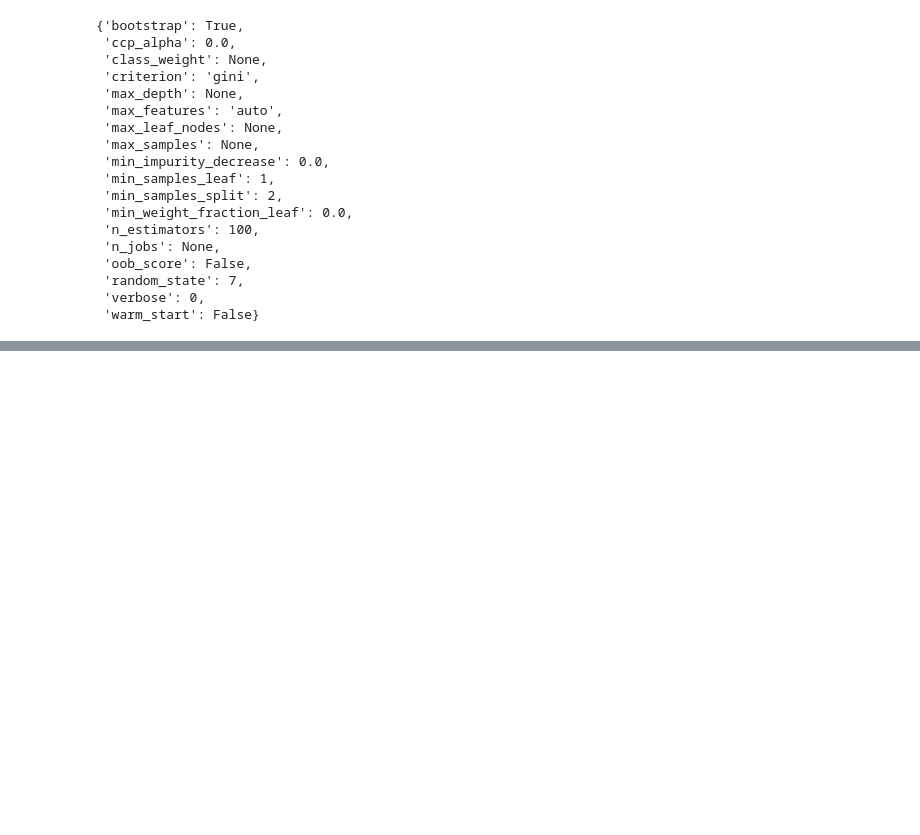
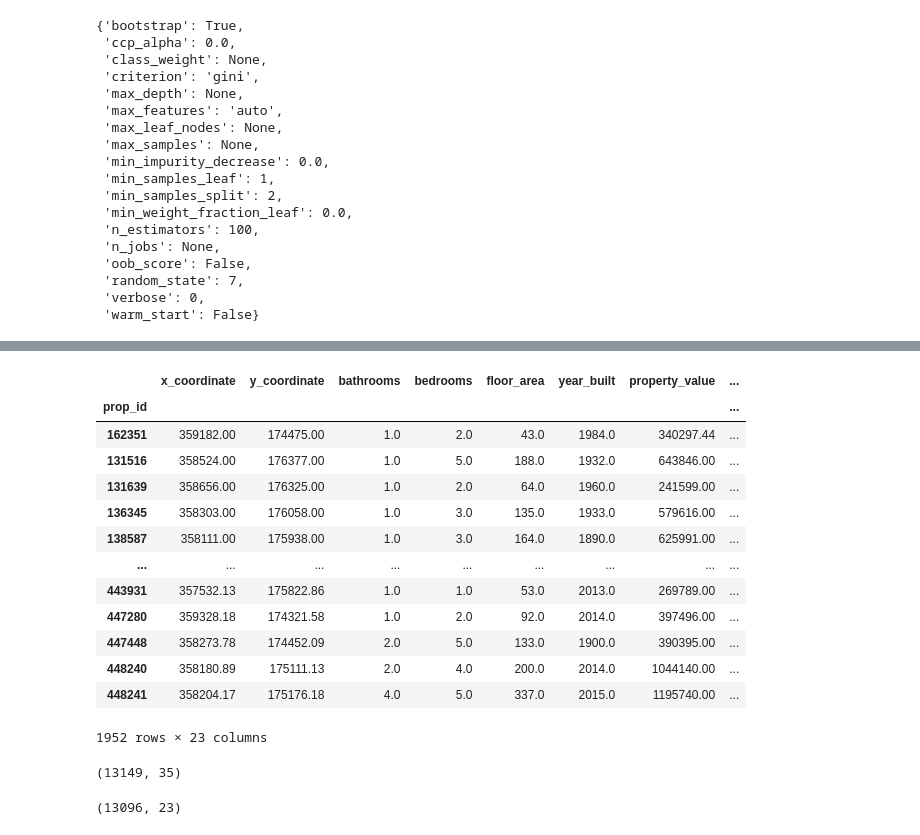
Before and after one commit to kleokog/Mycodes, a Jupyter notebook: Script_1.ipynb, the cells around one changed output, grey strips where cells are left out. Drawn from its saved outputs; the diff is of its cells as text; code cells hidden in the pictures; blank space fills up the shorter version.

```diff
--- a/Script_1.ipynb
+++ b/Script_1.ipynb
@@ -329,2 +456,38 @@ rf.classifier.get_params()
+# %%
+X
+# %% [output]
+|  | x_coordinate | y_coordinate | bathrooms | bedrooms | floor_area | year_built | property_value | ... |
+| prop_id |  |  |  |  |  |  |  | ... |
+| 162351 | 359182.00 | 174475.00 | 1.0 | 2.0 | 43.0 | 1984.0 | 340297.44 | ... |
+| 131516 | 358524.00 | 176377.00 | 1.0 | 5.0 | 188.0 | 1932.0 | 643846.00 | ... |
+| 131639 | 358656.00 | 176325.00 | 1.0 | 2.0 | 64.0 | 1960.0 | 241599.00 | ... |
+| 136345 | 358303.00 | 176058.00 | 1.0 | 3.0 | 135.0 | 1933.0 | 579616.00 | ... |
+| 138587 | 358111.00 | 175938.00 | 1.0 | 3.0 | 164.0 | 1890.0 | 625991.00 | ... |
+| ... | ... | ... | ... | ... | ... | ... | ... | ... |
+| 443931 | 357532.13 | 175822.86 | 1.0 | 1.0 | 53.0 | 2013.0 | 269789.00 | ... |
+| 447280 | 359328.18 | 174321.58 | 1.0 | 2.0 | 92.0 | 2014.0 | 397496.00 | ... |
+| 447448 | 358273.78 | 174452.09 | 2.0 | 5.0 | 133.0 | 1900.0 | 390395.00 | ... |
+| 448240 | 358180.89 | 175111.13 | 2.0 | 4.0 | 200.0 | 2014.0 | 1044140.00 | ... |
+| 448241 | 358204.17 | 175176.18 | 4.0 | 5.0 | 337.0 | 2015.0 | 1195740.00 | ... |
+1952 rows × 23 columns
 # %%
 # Predict on Remaining data
+unlabeled_data = properties[~properties['prop_id'].isin(X.reset_index()['prop_id'])]
+print(unlabeled_data.shape)
+# %% [output]
+(13149, 35)
+# %%
+training_features = ['x_coordinate', 'y_coordinate', 'bathrooms','bedrooms',
+ 'floor_area', 'year_built', 'property_value', 'property_rental_value']
+to_encode = ['postcode_sector', 'property_type', 'ht_property_type', 'tenure'] #'property_style'
+
+all_encoded_data = pd.DataFrame()
+for col in to_encode:
+    encoded_data = encode_categorical_variable(input_df=unlabeled_data, col_name = col, id_col = 'prop_id')
+    all_encoded_data = join_to_df(encoded_data, all_encoded_data)
+
+unlabeled_data_numerical = (unlabeled_data[['prop_id'] + training_features].set_index('prop_id').join(all_encoded_data).reset_index()).set_index('prop_id')
+unlabeled_data_numerical = unlabeled_data_numerical.dropna()
+print(unlabeled_data_numerical.shape)
+# %% [output]
+(13096, 23)
```
Also changed, not shown: parts of 25 cells of this notebook, 1 other file.
